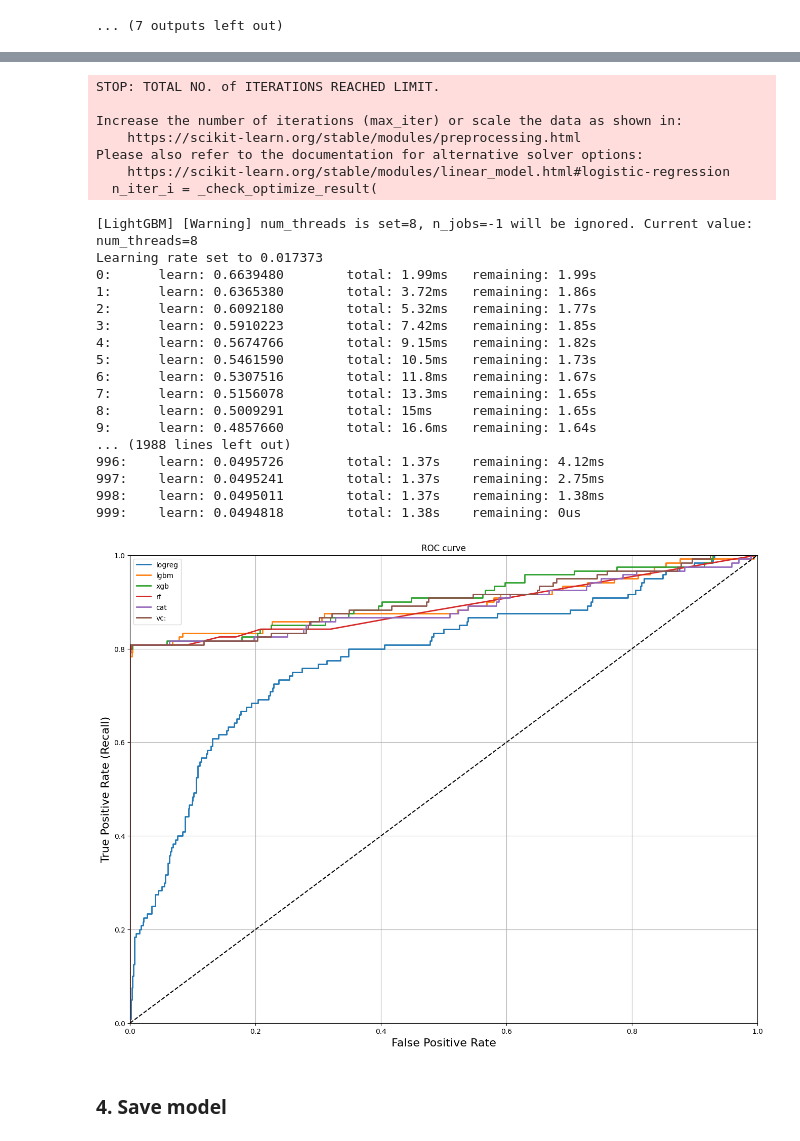
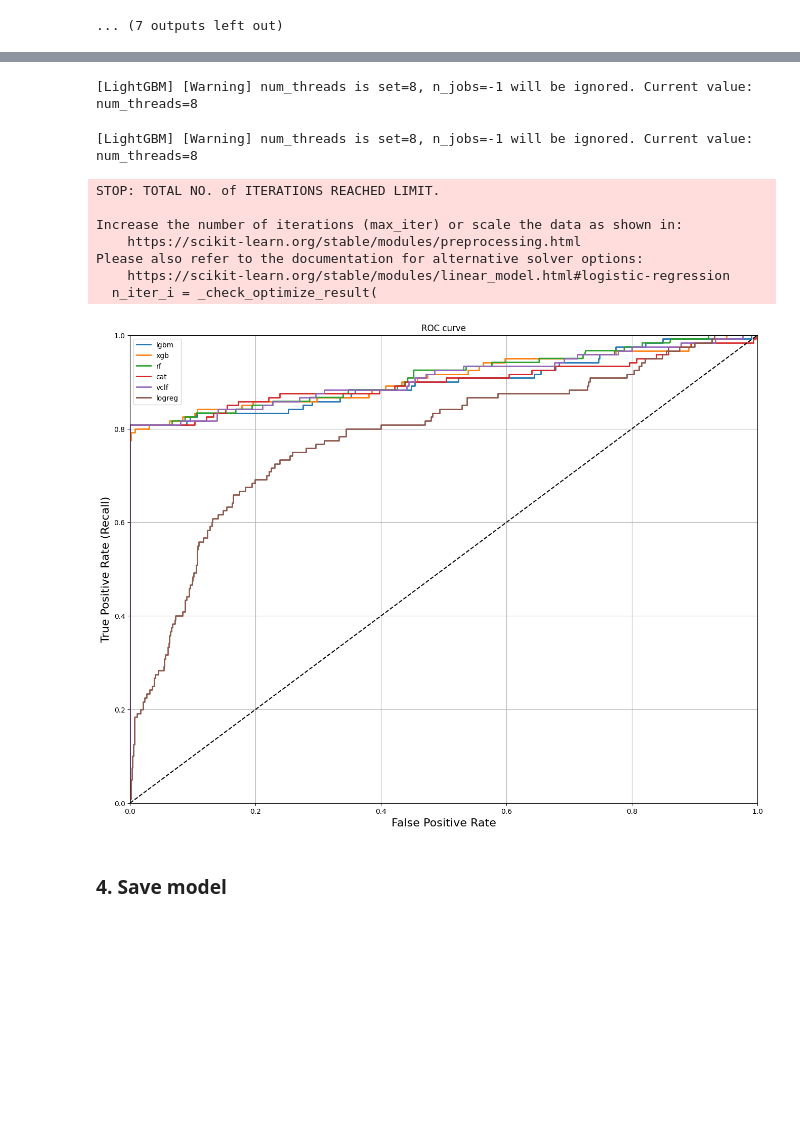
Before and after one commit to Khalizo/churn-prediction-streamlit-app, a Jupyter notebook: notebook/final_project.ipynb, the cells around one changed output, grey strips where cells are left out. Cells and saved outputs as stored; diff of their text form; code cells hidden in the pictures; blank space fills up the shorter version.

Commit message:
finished the report and the references

```diff
--- a/notebook/final_project.ipynb
+++ b/notebook/final_project.ipynb
@@ -522,9 +522,9 @@ def cross_validate(model, X_train, y_train):
 scores, names = list(), list()
 eval_dataset_results = {}
 
-for X_train in X_train_list:
+for X_train in X_train_datasets:
     print(X_train)
-    score = cross_validate(models['lgbm'], X_train_list[X_train], y_train)
+    score = cross_validate(models['lgbm'], X_train_datasets[X_train], y_train)
     scores.append(score)
     names.append(X_train)
     eval_dataset_results [X_train] = score
@@ -797,8 +797,8 @@ def plot_roc_curve(models, X_val, y_val):
     plt.ylim(0.8, 1)
     for model_name in models:
         model = models[model_name]
-        model.fit(X_train_list['RFE'], y_train)
-        y_pred_proba = model.predict_proba(X_val)[:, 1]
+        model.fit(X_train_rfe, y_train) # train on the datasets
+        y_pred_proba = model.predict_proba(X_val)[:, 1] #train on the datasets
         fpr, tpr, thresholds = roc_curve(y_val, y_pred_proba)
         plt.plot(fpr, tpr, linewidth=2, label=model_name)
 
@@ -850,6 +850,7 @@ vclf = VotingClassifier(n_jobs =-1, estimators=[('lgbm', tuned_models['lgbm']),
                                                voting='soft')
 
 tuned_models['vclf'] = vclf
+tuned_models['logreg'] = LogisticRegression()
 # %%
 for model_name in tuned_models:
     model = tuned_models[model_name]
@@ -907,33 +908,18 @@ weighted avg       0.97      0.97      0.97       850
 
 ![image.png](attachment:cf4c974f-ec3c-4c12-baaa-a7a41cebb5d4.png)
 # %%
-plot_roc_curve(models, X_val_rfe, y_val)
+plot_roc_curve(tuned_models, X_val_rfe, y_val)
 # %% [output]
-STOP: TOTAL NO. of ITERATIONS REACHED LIMIT.
-
-Increase the number of iterations (max_iter) or scale the data as shown in:
-    https://scikit-learn.org/stable/modules/preprocessing.html
-Please also refer to the documentation for alternative solver options:
-    https://scikit-learn.org/stable/modules/linear_model.html#logistic-regression
-  n_iter_i = _check_optimize_result(
+[LightGBM] [Warning] num_threads is set=8, n_jobs=-1 will be ignored. Current value: num_threads=8
 [LightGBM] [Warning] num_threads is set=8, n_jobs=-1 will be ignored. Current value: num_threads=8
-Learning rate set to 0.017373
-0:      learn: 0.6639480        total: 1.99ms   remaining: 1.99s
-1:      learn: 0.6365380        total: 3.72ms   remaining: 1.86s
-2:      learn: 0.6092180        total: 5.32ms   remaining: 1.77s
-3:      learn: 0.5910223        total: 7.42ms   remaining: 1.85s
-4:      learn: 0.5674766        total: 9.15ms   remaining: 1.82s
-5:      learn: 0.5461590        total: 10.5ms   remaining: 1.73s
-6:      learn: 0.5307516        total: 11.8ms   remaining: 1.67s
-7:      learn: 0.5156078        total: 13.3ms   remaining: 1.65s
-8:      learn: 0.5009291        total: 15ms     remaining: 1.65s
-9:      learn: 0.4857660        total: 16.6ms   remaining: 1.64s
-... (1988 lines left out)
-996:    learn: 0.0495726        total: 1.37s    remaining: 4.12ms
-997:    learn: 0.0495241        total: 1.37s    remaining: 2.75ms
-998:    learn: 0.0495011        total: 1.37s    remaining: 1.38ms
-999:    learn: 0.0494818        total: 1.38s    remaining: 0us
+STOP: TOTAL NO. of ITERATIONS REACHED LIMIT.
+
+Increase the number of iterations (max_iter) or scale the data as shown in:
+    https://scikit-learn.org/stable/modules/preprocessing.html
+Please also refer to the documentation for alternative solver options:
+    https://scikit-learn.org/stable/modules/linear_model.html#logistic-regression
+  n_iter_i = _check_optimize_result(
-[figure, old version]
+[figure, new version]
 # %% [markdown]
 ### 4. Save model
 # %%
```
Also changed, not shown: 6 other files.
